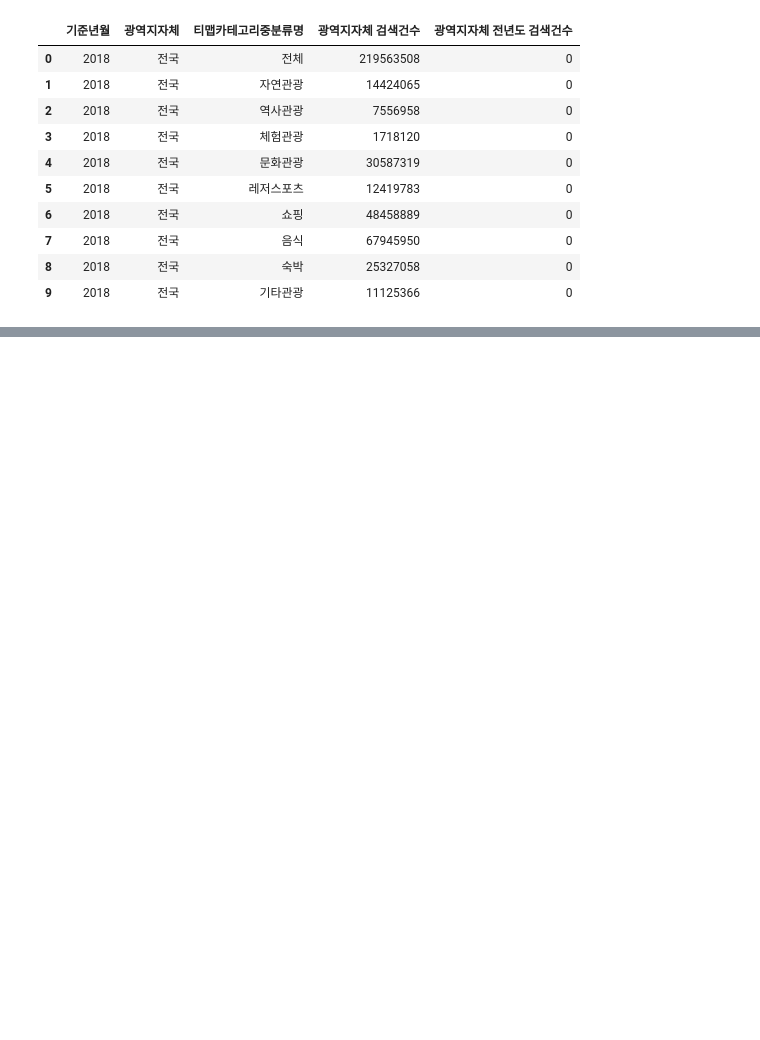
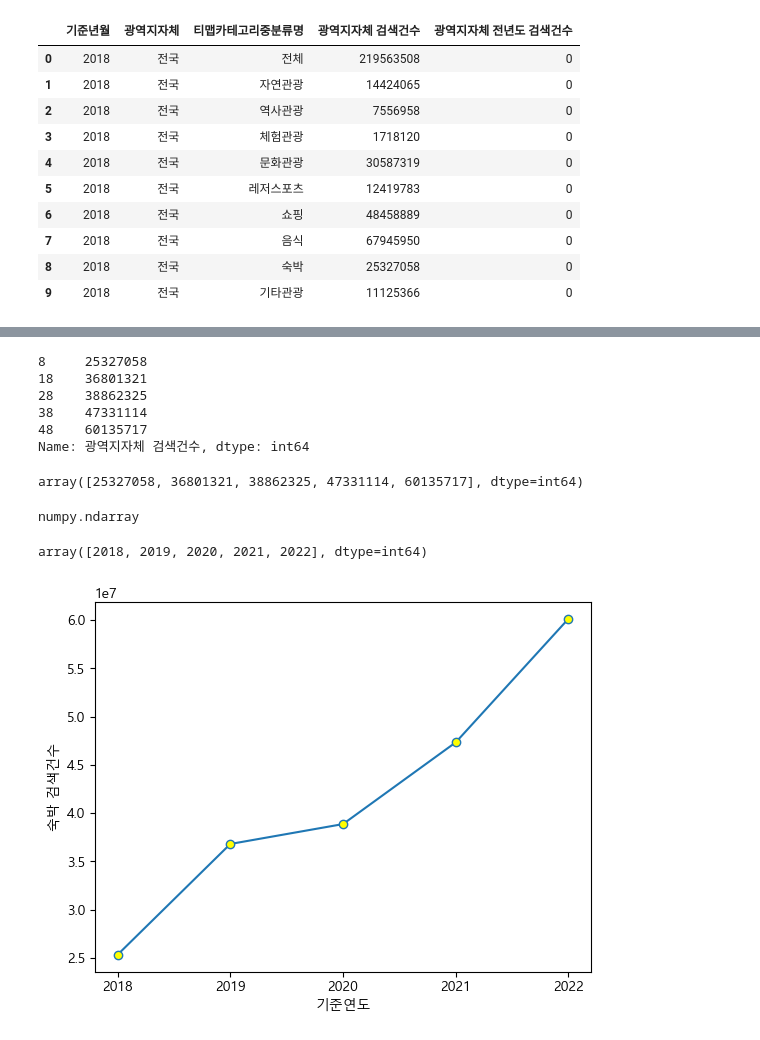
Before and after one commit to sdkim96/Login_project, a Jupyter notebook: Data_analysis_visualization/search_analysis.ipynb, the cells around one changed output, grey strips where cells are left out. Drawn from its saved outputs; the diff is of its cells as text; code cells hidden in the pictures; blank space fills up the shorter version.

```diff
--- a/Data_analysis_visualization/search_analysis.ipynb
+++ b/Data_analysis_visualization/search_analysis.ipynb
@@ -516,0 +501,33 @@ sns.lineplot(
+# %%
+accom3['광역지자체 검색건수']
+# %% [output]
+8     25327058
+18    36801321
+28    38862325
+38    47331114
+48    60135717
+Name: 광역지자체 검색건수, dtype: int64
+# %%
+accom3_y = accom3['광역지자체 검색건수'].to_numpy()
+accom3_y
+# %% [output]
+array([25327058, 36801321, 38862325, 47331114, 60135717], dtype=int64)
+# %%
+type(accom3_y)
+# %% [output]
+numpy.ndarray
+# %%
+accom3_x = accom3['기준년월'].to_numpy()
+accom3_x
+# %% [output]
+array([2018, 2019, 2020, 2021, 2022], dtype=int64)
+# %%
+xpoints = ['2018', '2019', '2020', '2021', '2022']
+ypoints = accom3_y
+
+plt.xlabel("기준연도")
+plt.ylabel("숙박 검색건수")
+plt.plot(xpoints ,ypoints, marker = 'o', markerfacecolor='yellow')
+plt.show()
+# %% [output]
+[figure, added]
```
Also changed, not shown: parts of 51 cells of this notebook, 1 other file.
